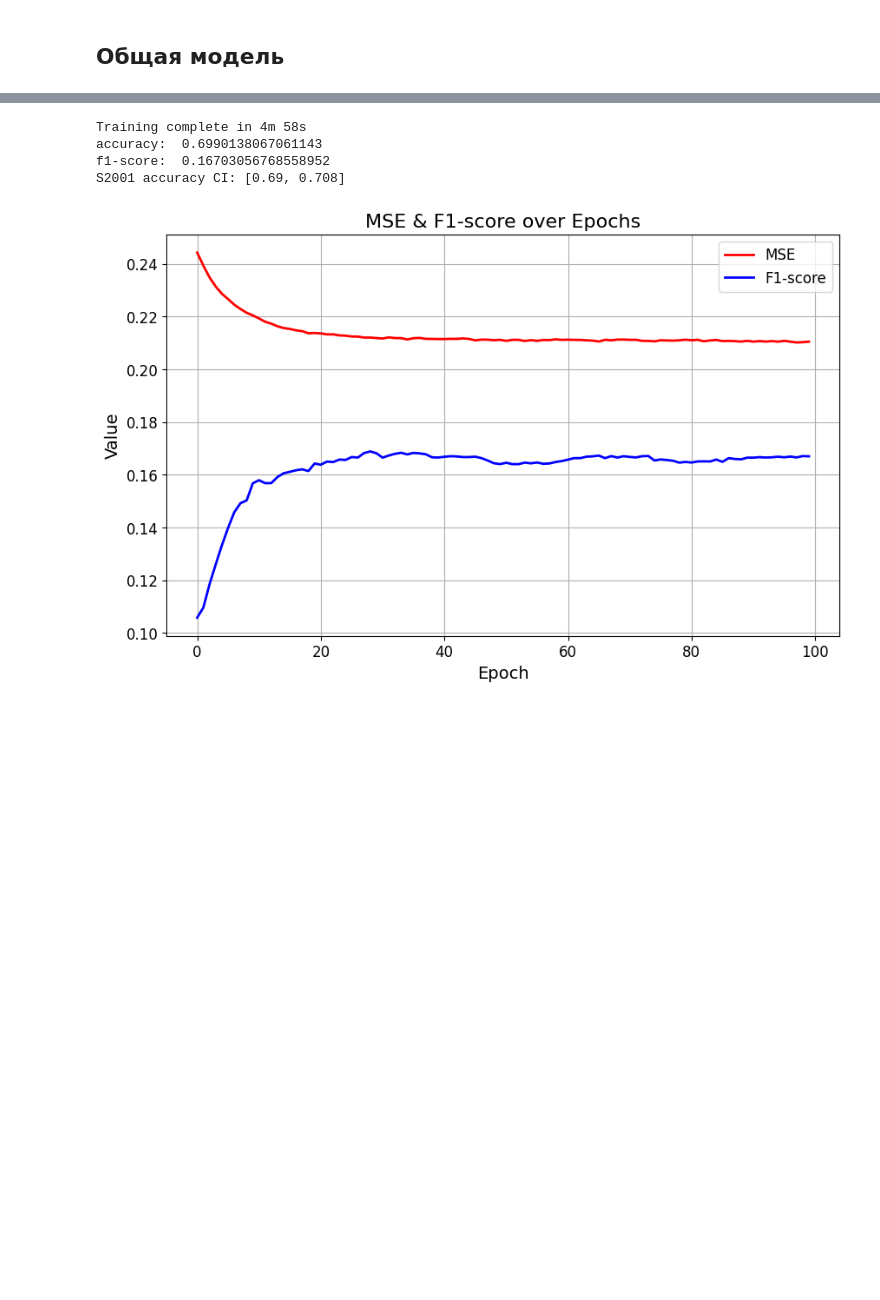
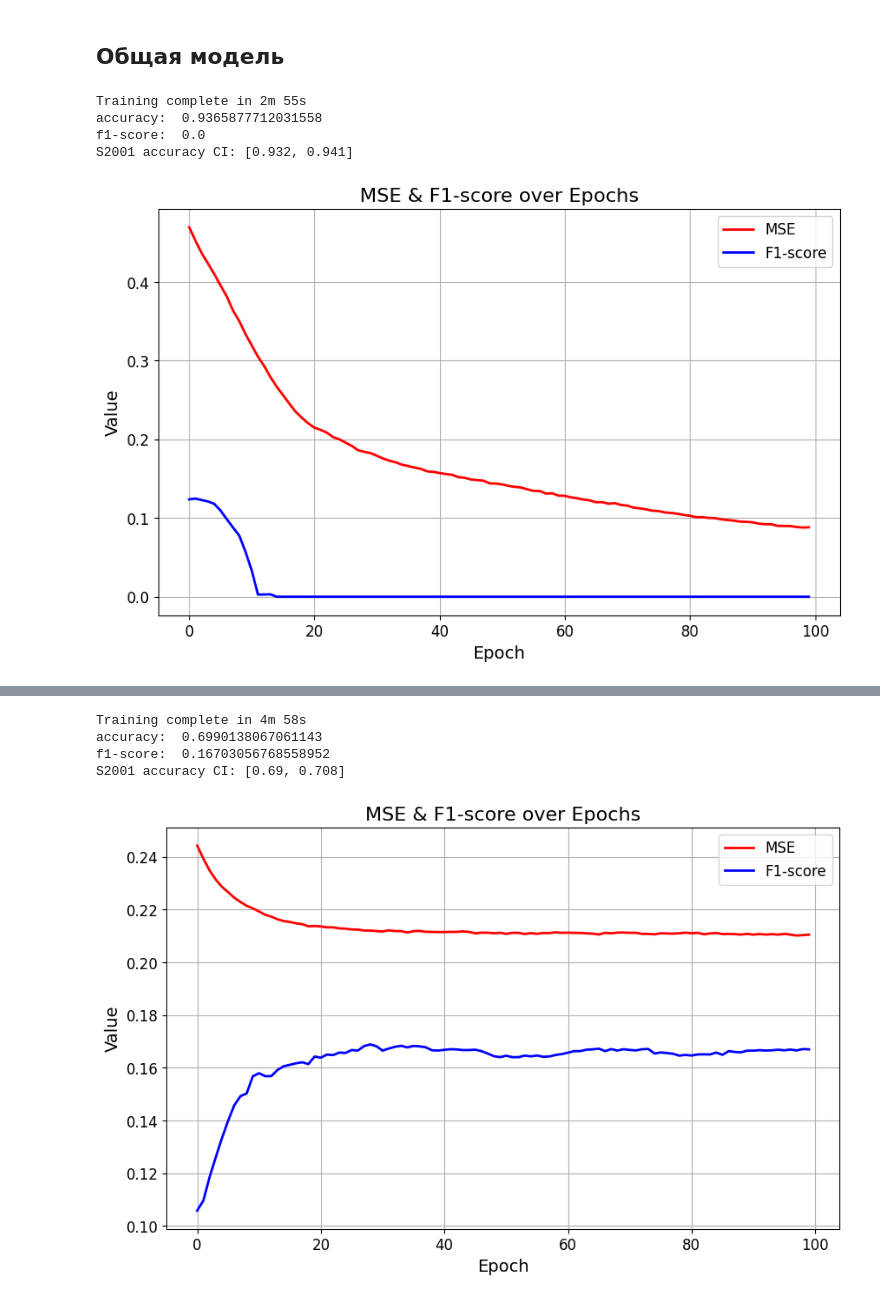
Before and after one commit to Sidl419/pattern_recognition, a Jupyter notebook: multi_eeg_notebooks/data_analisys.ipynb, the cells around one changed output, grey strips where cells are left out. Cells and saved outputs as stored; diff of their text form; code cells hidden in the pictures; blank space fills up the shorter version.

Commit message:
eegnet exps update

```diff
--- a/multi_eeg_notebooks/data_analisys.ipynb
+++ b/multi_eeg_notebooks/data_analisys.ipynb
@@ -281,3 +281,32 @@ all_dataloader['train'] = DataLoader(train_dataset, batch_size=1024, shuffle=Tru
 all_dataloader['val'] = DataLoader(val_dataset, batch_size=1024, shuffle=True)
 # %% [markdown]
 ## Общая модель
+# %%
+criterion = criterion = nn.MSELoss()# nn.BCEWithLogitsLoss(pos_weight=torch.tensor(3))# weight=torch.tensor([1, 4], device=my_device)
+
+learning_params = {
+    'num_epochs' : 100,
+    'lr' : 1e-04,
+    'weight_decay' : 1e-02,
+    'step_size' : 5,
+    'gamma' : 1,
+    'num_classes' : 2,
+    'model_type' : 'CNN'
+  }
+
+torch.manual_seed(44)
+np.random.seed(44)
+my_device = torch.device('cuda:0')
+
+common_model = EEGNet(250, 1, F1=1, D=1, F2=1)
+loss, acc, total_time = train_model(common_model, all_dataloader, criterion, learning_params, device=my_device)
+print('accuracy: ', acc['Accuracy'][-1])
+print('f1-score: ', acc['F1-score'][-1])
+print(f'{subj} accuracy CI: [{round(acc["Min Accuracy"][-1], 3)}, {round(acc["Max Accuracy"][-1], 3)}]')
+show_progress(loss, acc, 'MSE', 'F1-score')
+# %% [output]
+Training complete in 2m 55s
+accuracy:  0.9365877712031558
+f1-score:  0.0
+S2001 accuracy CI: [0.932, 0.941]
+[figure, added]
```
Also changed, not shown: parts of 8 cells of this notebook.
